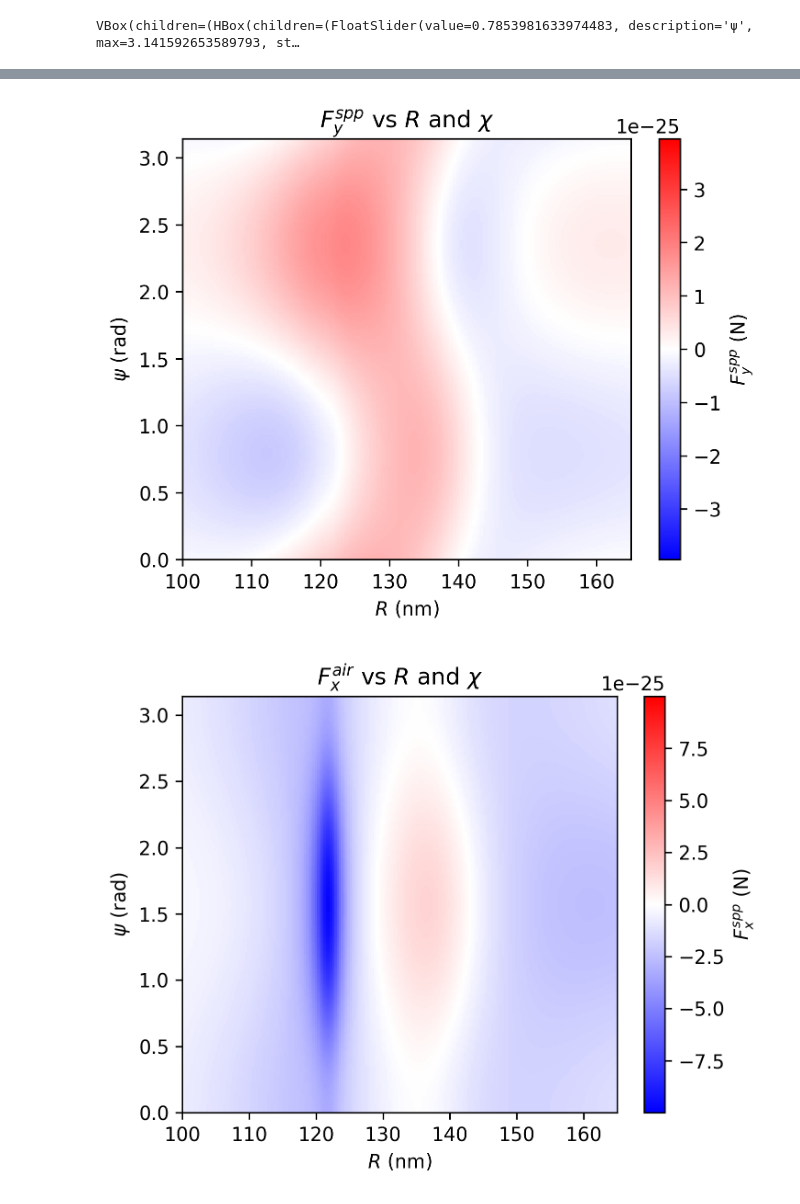
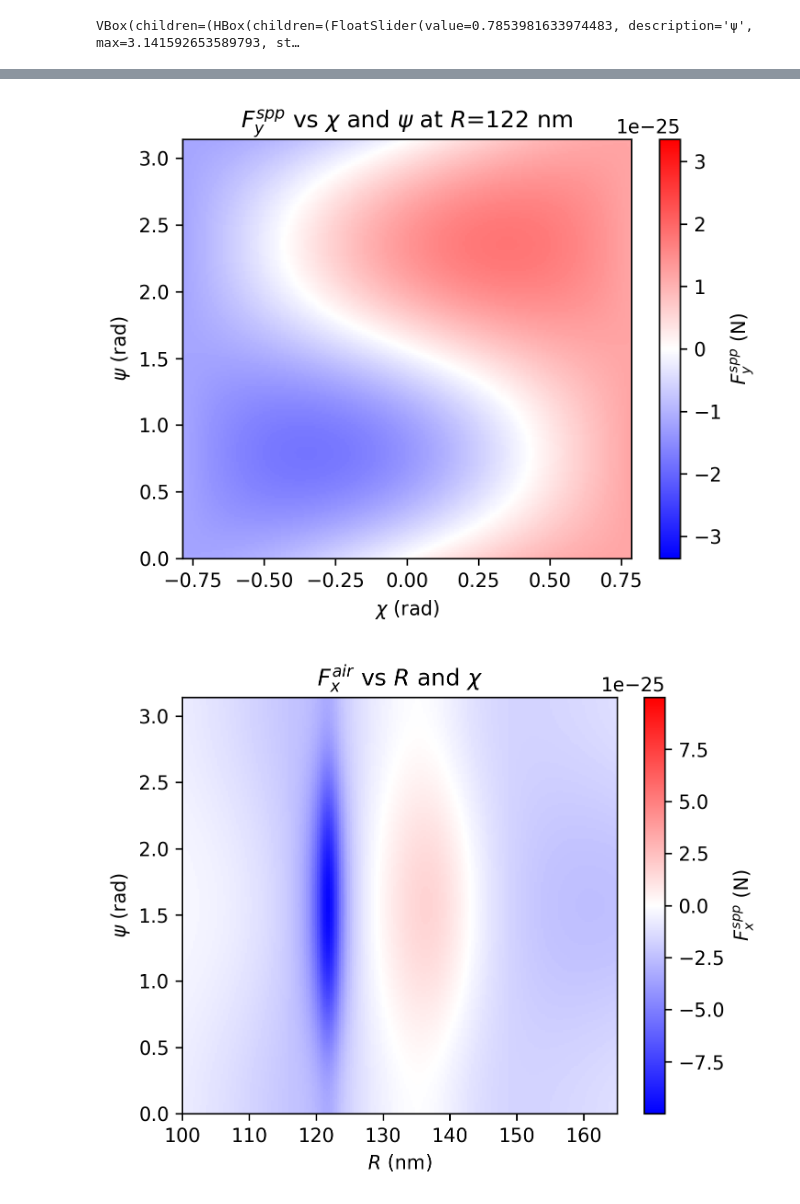
Before and after one commit to semyonbo/SPP_ANALYTICAL, a Jupyter notebook: ArticlePlots.ipynb, the cells around one changed output, grey strips where cells are left out. Drawn from its saved outputs; the diff is of its cells as text; code cells hidden in the pictures.

```diff
--- a/ArticlePlots.ipynb
+++ b/ArticlePlots.ipynb
@@ -768,31 +1024,31 @@ import numpy as np
 from pint import UnitRegistry
 ureg = UnitRegistry()
 
-chi_fixed = np.pi/8
-R_values = np.linspace(100, 165, 200) * ureg.nanometer
-#chi_values = np.linspace(-np.pi/4,  np.pi/4, 200)
+# chi_fixed = np.pi/8
+# R_values = np.linspace(100, 165, 200) * ureg.nanometer
+chi_values = np.linspace(-np.pi/4,  np.pi/4, 200)
 psi_values = np.linspace(0, np.pi, 200)
 # psi_fixed = 0
 
 base_config_R_psi = SimulationConfig(
     wl=900 * ureg.nanometer,
-    R=R_values[0],
+    R=122*ureg.nm,
     dist=2 * ureg.nanometer,
     angle=np.deg2rad(25),
     # chi = chi_values[0],
     # psi = psi_fixed,
-    chi = chi_fixed,
+    chi = chi_values[0],
     psi = psi_values[0],
     show_warnings=False,
-    two_beam_setup=False,
+    initial_field_type='plane_wave',
 )
 
 
 
-runner_R_psi = SweepRunner2D(
+runner_chi_psi = SweepRunner2D(
     base_config_R_psi,
-    primary_param="R",
-    primary_values=R_values,
+    primary_param="chi",
+    primary_values=chi_values,
     secondary_param="psi",
     secondary_values=psi_values,
     compute_dipoles=True,
@@ -800,9 +1056,9 @@ runner_R_psi = SweepRunner2D(
     compute_force=True,
     compute_fields=False,
     parallel_param="primary",
-    enable_parallel=True
+    enable_parallel=False
 )
 
-df_sweep_R_psi, _, _ = runner_R_psi.run(n_jobs=-1)
-df_sweep_R_psi.head()
+df_sweep_chi_psi, _, _ = runner_chi_psi.run(n_jobs=-1)
+df_sweep_chi_psi.head()
 # %% [output]
@@ -825,10 +1081,11 @@ def _to_numeric(value, unit=None):
         return value.magnitude
     return float(value)
 
+sweep_par_x = 'chi'
 sweep_par_y = 'psi'
 
-heatmap_r_psi = df_sweep_R_psi.copy()
-heatmap_r_psi["R_nm"] = heatmap_r_psi["R"].apply(lambda v: _to_numeric(v, "nanometer"))
+heatmap_r_psi = df_sweep_chi_psi.copy()
+heatmap_r_psi[sweep_par_x+"_rad"] = heatmap_r_psi[sweep_par_x].apply(_to_numeric)
 heatmap_r_psi[sweep_par_y+"_rad"] = heatmap_r_psi[sweep_par_y].apply(_to_numeric)
 heatmap_r_psi["Fy_N_full"] = heatmap_r_psi["Fy"].apply(lambda v: _to_numeric(v, "newton"))
 heatmap_r_psi["Fy_N_spp"] = heatmap_r_psi["Fyspp"].apply(lambda v: _to_numeric(v, "newton"))
@@ -837,41 +1094,41 @@ heatmap_r_psi["Fy_N_air"] = heatmap_r_psi["Fy_N_full"] - heatmap_r_psi["Fy_N_spp
 plt_comp = 'spp'
 
 if plt_comp == 'air':
-    pivot_r_psi = heatmap_r_psi.pivot(index=sweep_par_y+"_rad", columns="R_nm", values="Fy_N_air")
+    pivot_r_psi = heatmap_r_psi.pivot(index=sweep_par_y+"_rad", columns=sweep_par_x+"_rad", values="Fy_N_air")
 elif plt_comp == 'spp':
-    pivot_r_psi = heatmap_r_psi.pivot(index=sweep_par_y+"_rad", columns="R_nm", values="Fy_N_spp")
+    pivot_r_psi = heatmap_r_psi.pivot(index=sweep_par_y+"_rad", columns=sweep_par_x+"_rad", values="Fy_N_spp")
 elif plt_comp == 'tot':
-    pivot_r_psi = heatmap_r_psi.pivot(index=sweep_par_y+"_rad", columns="R_nm", values="Fy_N_full")
+    pivot_r_psi = heatmap_r_psi.pivot(index=sweep_par_y+"_rad", columns=sweep_par_x+"_rad", values="Fy_N_full")
 
 
-pivot_r_psi_full = heatmap_r_psi.pivot(index=sweep_par_y+"_rad", columns="R_nm", values="Fy_N_full")
+pivot_r_psi_full = heatmap_r_psi.pivot(index=sweep_par_y+"_rad", columns=sweep_par_x+"_rad", values="Fy_N_full")
 pivot_r_psi_full = pivot_r_psi_full.sort_index().sort_index(axis=1)
 
 pivot_r_psi = pivot_r_psi.sort_index().sort_index(axis=1)
 
 vmax = np.nanmax(np.abs(pivot_r_psi_full.values)) or 1.0
 norm = TwoSlopeNorm(vmin=-vmax, vcenter=0.0, vmax=vmax)
 
 fig, ax = plt.subplots(figsize=(5, 4), dpi=300)
 im = ax.imshow(
     pivot_r_psi.values,
     origin="lower",
     aspect="auto",
     extent=[pivot_r_psi.columns.min(), pivot_r_psi.columns.max(), pivot_r_psi.index.min(), pivot_r_psi.index.max()],
     cmap="bwr",
     norm=norm,
 )
 
 cbar = plt.colorbar(im, ax=ax, label="$F_y^{spp}$ (N)")
-ax.set_xlabel("$R$ (nm)")
+ax.set_xlabel(f"$\\{sweep_par_x}$ (rad)")
 ax.set_ylabel(f"$\\{sweep_par_y}$ (rad)")
-ax.set_title(f"$F_y^{{{plt_comp}}}$ vs $R$ and $\\chi$")
+ax.set_title(f"$F_y^{{{plt_comp}}}$ vs $\\{sweep_par_x}$ and $\\{sweep_par_y}$ at $R$={base_config_R_psi.R.magnitude} nm")
 # ax.set_yticks([-np.pi/4,-np.pi/8, 0,np.pi/8, np.pi/4])
 # ax.set_yticklabels(["$-\\pi/4$", "$-\\pi/8$", "0", "$\\pi/8$", "$\\pi/4$"])
 plt.tight_layout()
 plt.show()
 # %% [output]
-[figure, old version]
+[figure, new version]
 # %%
 import numpy as np
 import matplotlib.pyplot as plt
```
Also changed, not shown: parts of 16 cells of this notebook, 42 other files.
